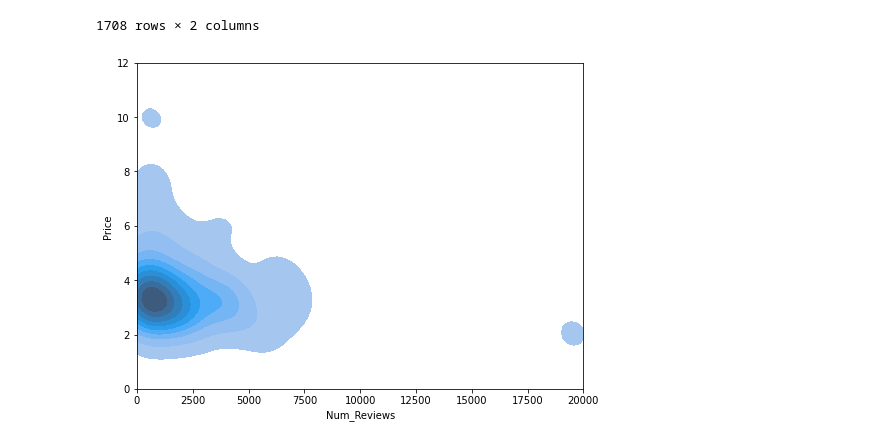
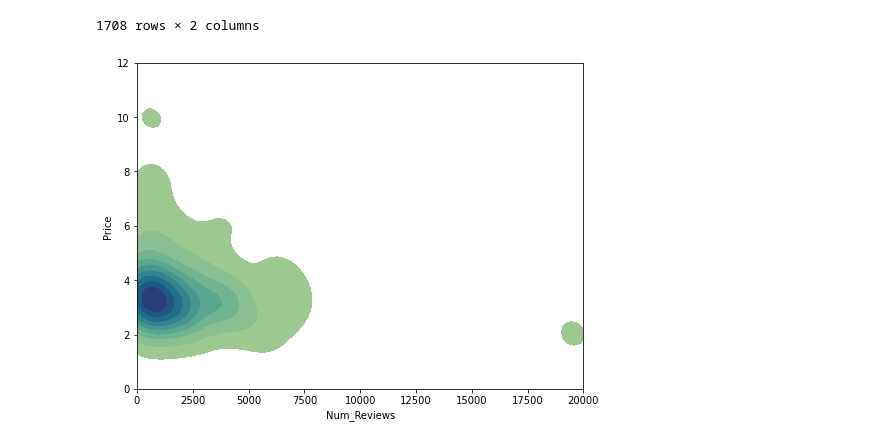
Before and after one commit to anastasiabizyayeva/Price_Etsymator, a Jupyter notebook: 01_EDA.ipynb, the cells around one changed output. Cells and saved outputs as stored; diff of their text form; code cells hidden in the pictures.

```diff
--- a/01_EDA.ipynb
+++ b/01_EDA.ipynb
@@ -495,10 +495,10 @@ price_numrev
 # %%
 figure(figsize=(8, 6))
 
-ax = sns.kdeplot(x= price_numrev['Num_Reviews'],y = price_numrev['Price'], shade = True)
+ax = sns.kdeplot(x= price_numrev['Num_Reviews'],y = price_numrev['Price'], shade = True, cmap='crest')
 ax.set_ylim(0,12)
 ax.set_xlim(-1,20000)
 
 plt.show()
 # %% [output]
-[figure, old version]
+[figure, new version]
```
